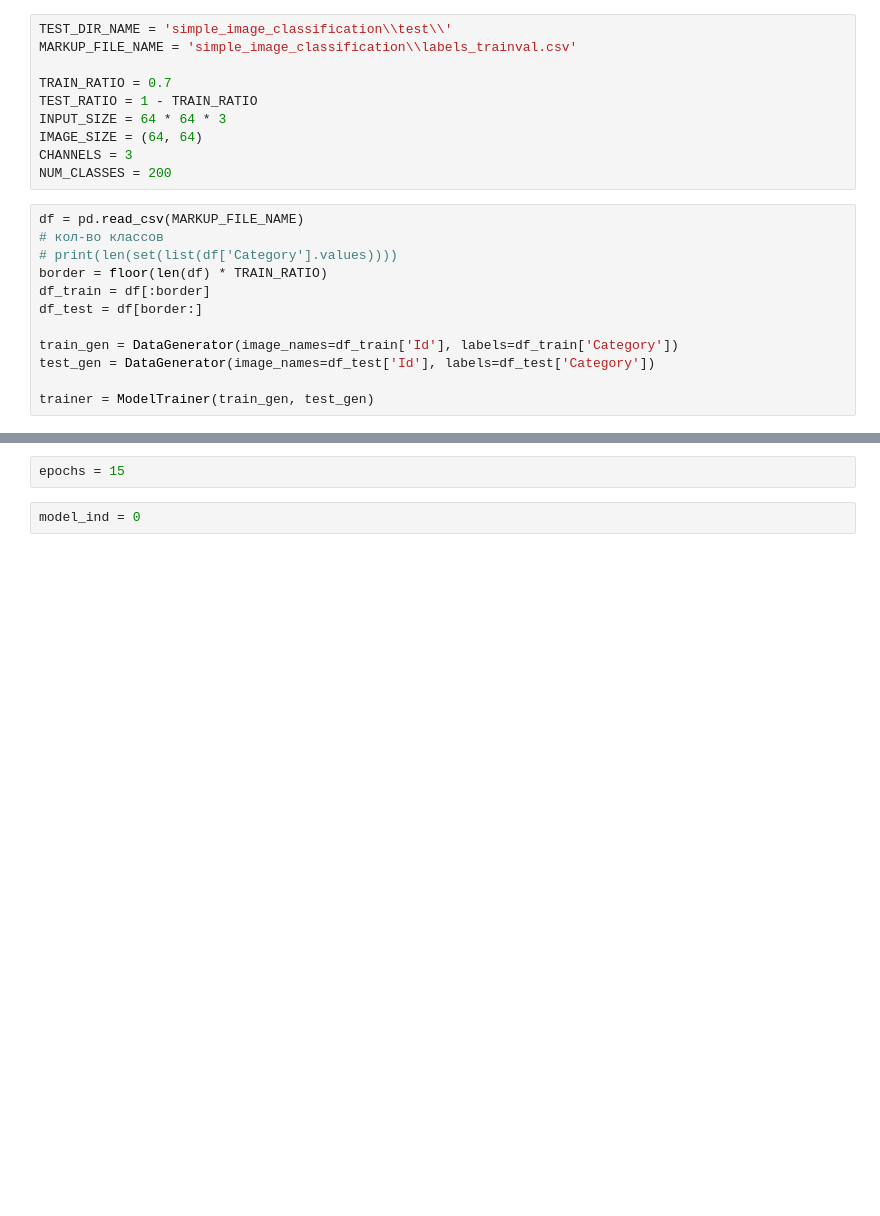
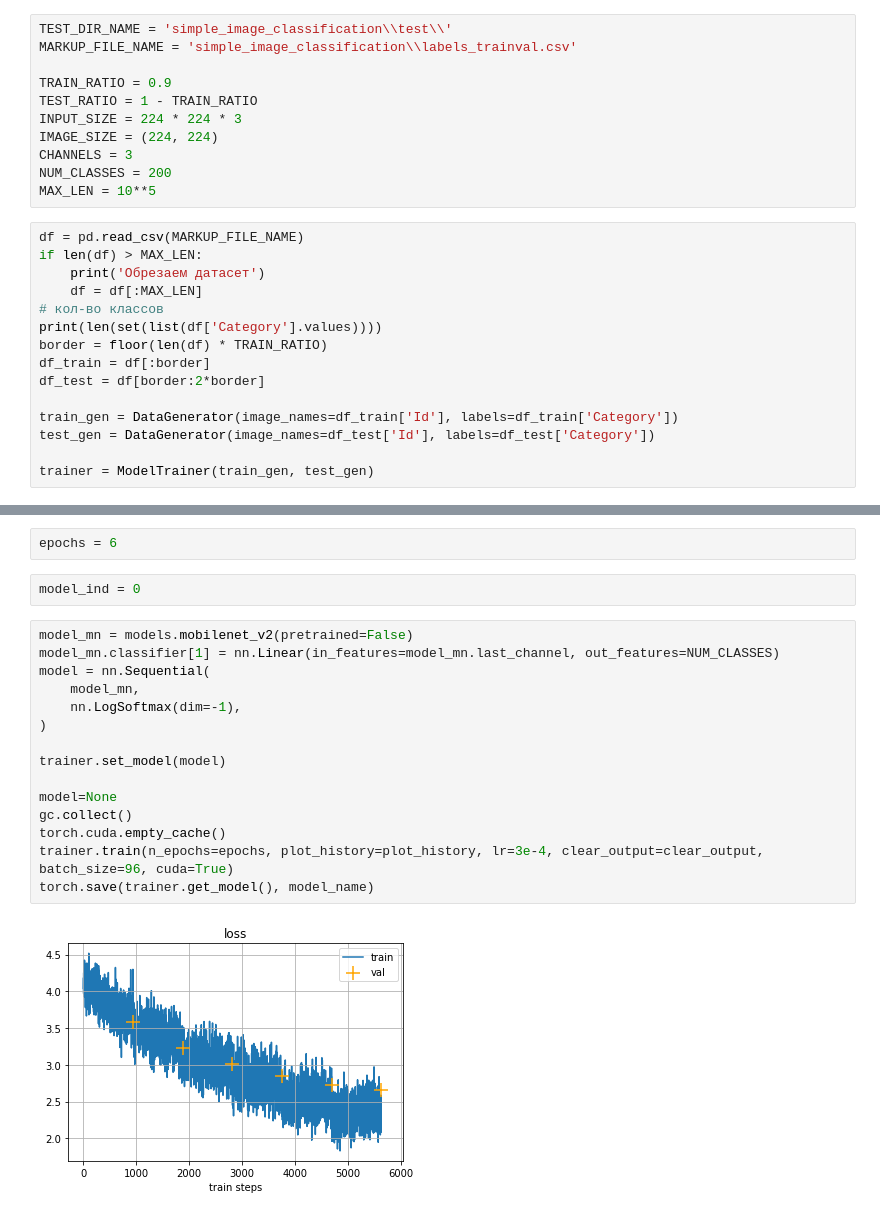
Before and after one commit to Mikhail-off/DL-2019, a Jupyter notebook: Homeworks/01/Experiments.ipynb, the cells around one changed output, grey strips where cells are left out. Saved outputs shown, nothing was run; the diff lists cells and outputs as text; blank space fills up the shorter version.

```diff
--- a/Homeworks/01/Experiments.ipynb
+++ b/Homeworks/01/Experiments.ipynb
@@ -22,19 +23,23 @@ import gc
 TEST_DIR_NAME = 'simple_image_classification\\test\\'
 MARKUP_FILE_NAME = 'simple_image_classification\\labels_trainval.csv'
 
-TRAIN_RATIO = 0.7
+TRAIN_RATIO = 0.9
 TEST_RATIO = 1 - TRAIN_RATIO
-INPUT_SIZE = 64 * 64 * 3
-IMAGE_SIZE = (64, 64)
+INPUT_SIZE = 224 * 224 * 3
+IMAGE_SIZE = (224, 224)
 CHANNELS = 3
 NUM_CLASSES = 200
+MAX_LEN = 10**5
 # %%
 df = pd.read_csv(MARKUP_FILE_NAME)
+if len(df) > MAX_LEN:
+    print('Обрезаем датасет')
+    df = df[:MAX_LEN]
 # кол-во классов
-# print(len(set(list(df['Category'].values))))
+print(len(set(list(df['Category'].values))))
 border = floor(len(df) * TRAIN_RATIO)
 df_train = df[:border]
-df_test = df[border:]
+df_test = df[border:2*border]
 
 train_gen = DataGenerator(image_names=df_train['Id'], labels=df_train['Category'])
 test_gen = DataGenerator(image_names=df_test['Id'], labels=df_test['Category'])
@@ -56,6 +63,23 @@ def plot_history(train_history, val_history, title='loss'):
 
     plt.show()
 # %%
-epochs = 15
+epochs = 6
 # %%
 model_ind = 0
+# %%
+model_mn = models.mobilenet_v2(pretrained=False)
+model_mn.classifier[1] = nn.Linear(in_features=model_mn.last_channel, out_features=NUM_CLASSES)
+model = nn.Sequential(
+    model_mn,
+    nn.LogSoftmax(dim=-1),
+)
+
+trainer.set_model(model)
+
+model=None
+gc.collect()
+torch.cuda.empty_cache()
+trainer.train(n_epochs=epochs, plot_history=plot_history, lr=3e-4, clear_output=clear_output, batch_size=96, cuda=True)
+torch.save(trainer.get_model(), model_name)
+# %% [output]
+[figure, added]
```
Also changed, not shown: parts of 5 cells of this notebook, 3 other files.
